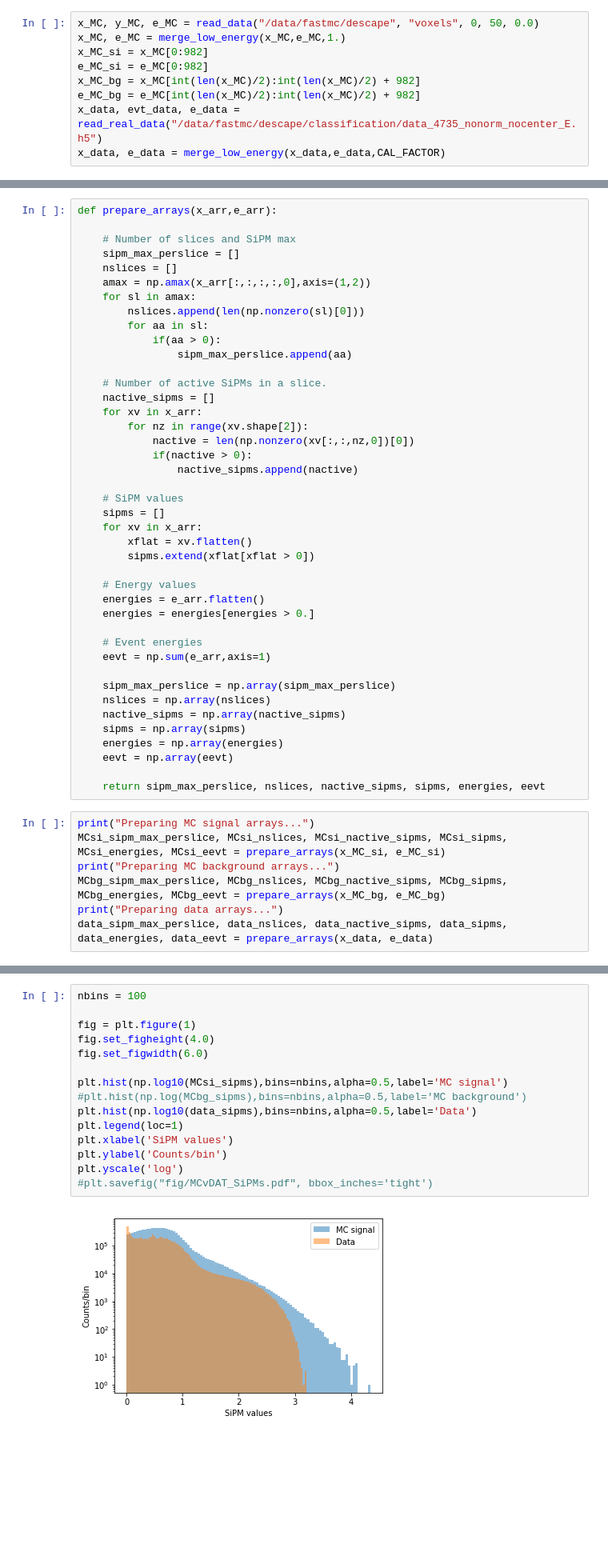
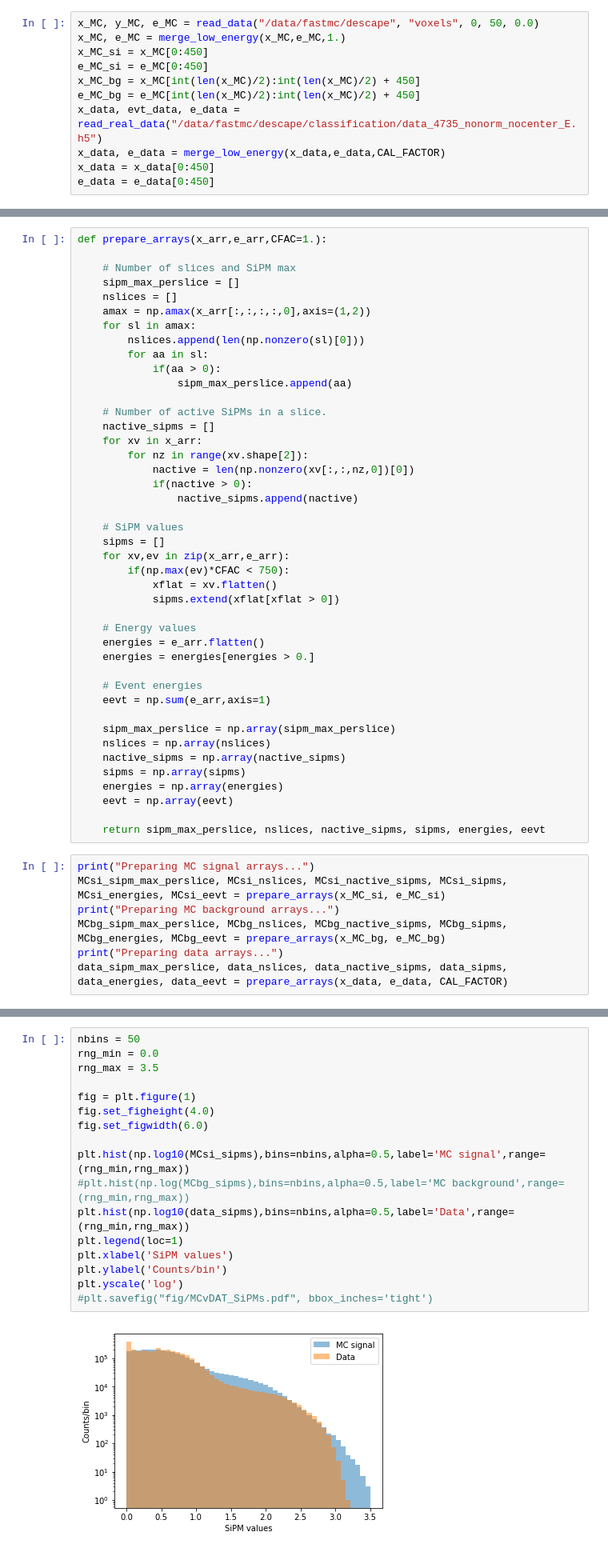
Before and after one commit to jerenner/dnntoy, a Jupyter notebook: nexustosipm/comparison_data_fastMC.ipynb, the cells around one changed output, grey strips where cells are left out. Shown: that part at 80% size. Cells and saved outputs as stored; diff of their text form; blank space fills up the shorter version.

Commit message:
Current best match to data

```diff
--- a/nexustosipm/comparison_data_fastMC.ipynb
+++ b/nexustosipm/comparison_data_fastMC.ipynb
@@ -194,12 +195,14 @@ def merge_low_energy(xarr,earr,CFAC):
 # %%
 x_MC, y_MC, e_MC = read_data("/data/fastmc/descape", "voxels", 0, 50, 0.0)
 x_MC, e_MC = merge_low_energy(x_MC,e_MC,1.)
-x_MC_si = x_MC[0:982]
-e_MC_si = e_MC[0:982]
-x_MC_bg = x_MC[int(len(x_MC)/2):int(len(x_MC)/2) + 982]
-e_MC_bg = e_MC[int(len(x_MC)/2):int(len(x_MC)/2) + 982]
+x_MC_si = x_MC[0:450]
+e_MC_si = e_MC[0:450]
+x_MC_bg = x_MC[int(len(x_MC)/2):int(len(x_MC)/2) + 450]
+e_MC_bg = e_MC[int(len(x_MC)/2):int(len(x_MC)/2) + 450]
 x_data, evt_data, e_data = read_real_data("/data/fastmc/descape/classification/data_4735_nonorm_nocenter_E.h5")
 x_data, e_data = merge_low_energy(x_data,e_data,CAL_FACTOR)
+x_data = x_data[0:450]
+e_data = e_data[0:450]
 # %% [output]
 Reading signal events...
 -- Reading file 0, 1, 2, 3, 4, 5, 6, 7, 8, 9, 10, 11, 12, 13, 14, 15, 16, 17, 18, 19, 20, 21, 22, 23, 24, 25, 26, 27, 28, 29, 30, 31, 32, 33, 34, 35, 36, 37, 38, 39, 40, 41, 42, 43, 44, 45, 46, 47, 48 ...
@@ -252,7 +273,7 @@ Number of active SiPMs: 922
 # %% [markdown]
 ## Array preparation
 # %%
-def prepare_arrays(x_arr,e_arr):
+def prepare_arrays(x_arr,e_arr,CFAC=1.):
 
     # Number of slices and SiPM max
     sipm_max_perslice = []
@@ -274,9 +295,10 @@ def prepare_arrays(x_arr,e_arr):
 
     # SiPM values
     sipms = []
-    for xv in x_arr:
-        xflat = xv.flatten()
-        sipms.extend(xflat[xflat > 0])
+    for xv,ev in zip(x_arr,e_arr):
+        if(np.max(ev)*CFAC < 750):
+            xflat = xv.flatten()
+            sipms.extend(xflat[xflat > 0])
 
     # Energy values
     energies = e_arr.flatten()
@@ -299,7 +321,7 @@ MCsi_sipm_max_perslice, MCsi_nslices, MCsi_nactive_sipms, MCsi_sipms, MCsi_energ
 print("Preparing MC background arrays...")
 MCbg_sipm_max_perslice, MCbg_nslices, MCbg_nactive_sipms, MCbg_sipms, MCbg_energies, MCbg_eevt = prepare_arrays(x_MC_bg, e_MC_bg)
 print("Preparing data arrays...")
-data_sipm_max_perslice, data_nslices, data_nactive_sipms, data_sipms, data_energies, data_eevt = prepare_arrays(x_data, e_data)
+data_sipm_max_perslice, data_nslices, data_nactive_sipms, data_sipms, data_energies, data_eevt = prepare_arrays(x_data, e_data, CAL_FACTOR)
 # %% [output]
 Preparing MC signal arrays...
 Preparing MC background arrays...
@@ -367,22 +394,24 @@ plt.ylabel('Counts/bin')
 # %% [markdown]
 ## SiPM values
 # %%
-nbins = 100
+nbins = 50
+rng_min = 0.0
+rng_max = 3.5
 
 fig = plt.figure(1)
 fig.set_figheight(4.0)
 fig.set_figwidth(6.0)
 
-plt.hist(np.log10(MCsi_sipms),bins=nbins,alpha=0.5,label='MC signal')
-#plt.hist(np.log(MCbg_sipms),bins=nbins,alpha=0.5,label='MC background')
-plt.hist(np.log10(data_sipms),bins=nbins,alpha=0.5,label='Data')
+plt.hist(np.log10(MCsi_sipms),bins=nbins,alpha=0.5,label='MC signal',range=(rng_min,rng_max))
+#plt.hist(np.log(MCbg_sipms),bins=nbins,alpha=0.5,label='MC background',range=(rng_min,rng_max))
+plt.hist(np.log10(data_sipms),bins=nbins,alpha=0.5,label='Data',range=(rng_min,rng_max))
 plt.legend(loc=1)
 plt.xlabel('SiPM values')
 plt.ylabel('Counts/bin')
 plt.yscale('log')
 #plt.savefig("fig/MCvDAT_SiPMs.pdf", bbox_inches='tight')
 # %% [output]
-[figure, old version]
+[figure, new version]
 # %% [markdown]
 ## Energies
 # %%
```
Also changed, not shown: parts of 14 cells of this notebook, 1 other file.
